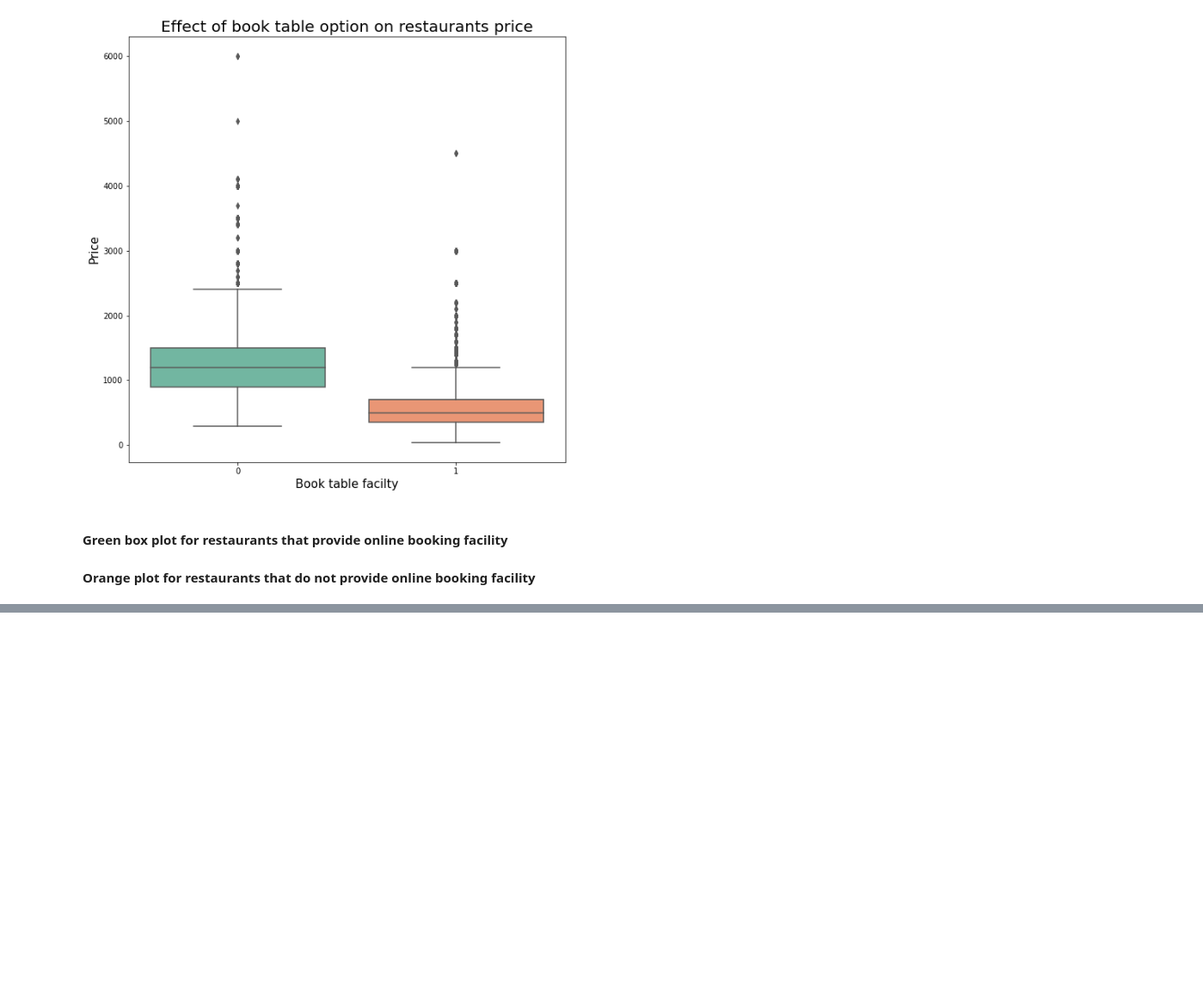
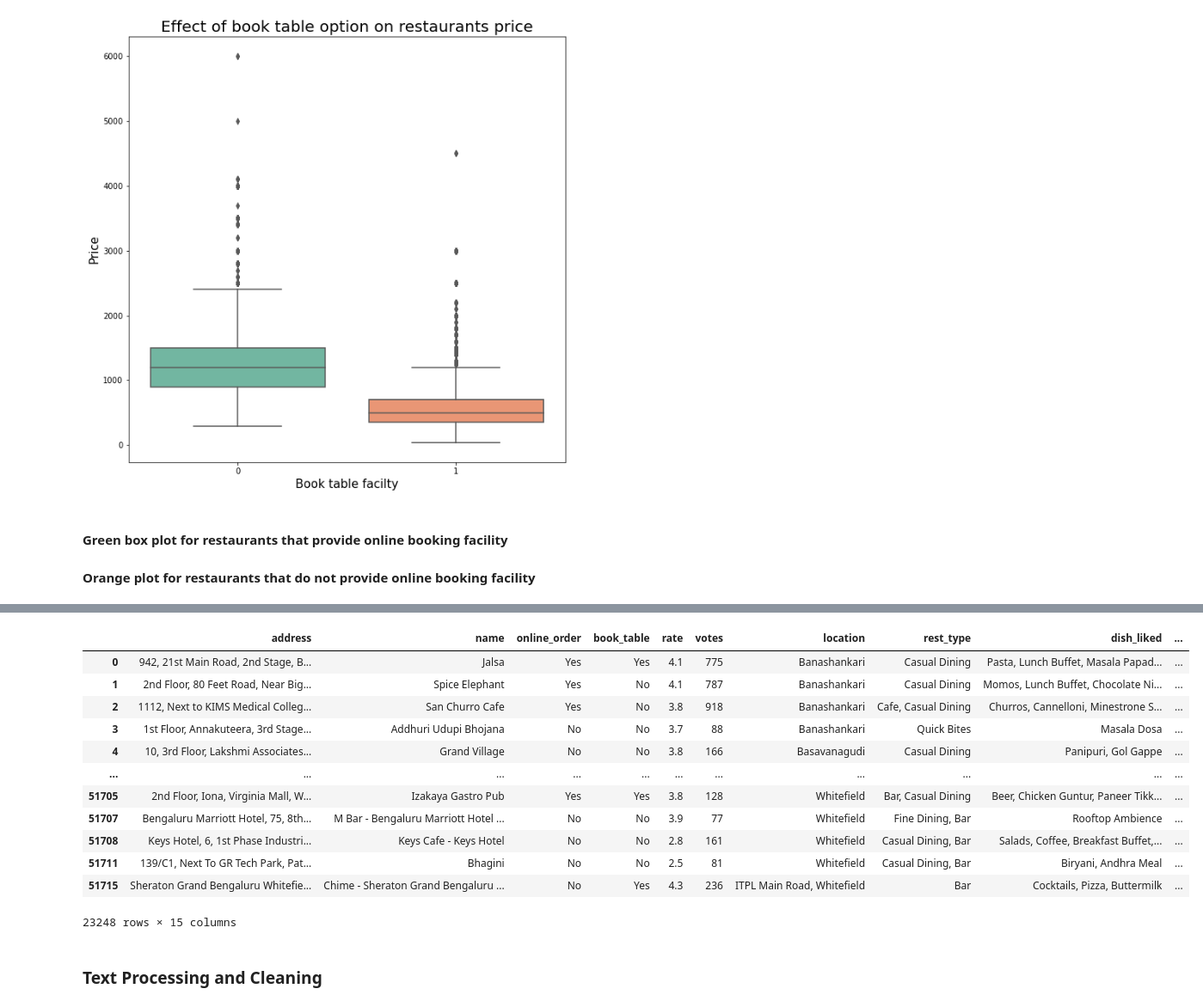
Before and after one commit to anushkajlr/DA-Zomato-EDA, a Jupyter notebook: Zomato EDA.ipynb, the cells around one changed output, grey strips where cells are left out. Shown at 86% size. Drawn from its saved outputs; the diff is of its cells as text; code cells hidden in the pictures; blank space fills up the shorter version.

```diff
--- a/Zomato EDA.ipynb
+++ b/Zomato EDA.ipynb
@@ -431,0 +493,17 @@ plt.show()
+# %%
+zomato_df=df_zomato
+zomato_df
+# %% [output]
+|  | address | name | online_order | book_table | rate | votes | location | rest_type | dish_liked | ... |
+| 0 | 942, 21st Main Road, 2nd Stage, B... | Jalsa | Yes | Yes | 4.1 | 775 | Banashankari | Casual Dining | Pasta, Lunch Buffet, Masala Papad... | ... |
+| 1 | 2nd Floor, 80 Feet Road, Near Big... | Spice Elephant | Yes | No | 4.1 | 787 | Banashankari | Casual Dining | Momos, Lunch Buffet, Chocolate Ni... | ... |
+| 2 | 1112, Next to KIMS Medical Colleg... | San Churro Cafe | Yes | No | 3.8 | 918 | Banashankari | Cafe, Casual Dining | Churros, Cannelloni, Minestrone S... | ... |
+| 3 | 1st Floor, Annakuteera, 3rd Stage... | Addhuri Udupi Bhojana | No | No | 3.7 | 88 | Banashankari | Quick Bites | Masala Dosa | ... |
+| 4 | 10, 3rd Floor, Lakshmi Associates... | Grand Village | No | No | 3.8 | 166 | Basavanagudi | Casual Dining | Panipuri, Gol Gappe | ... |
+| ... | ... | ... | ... | ... | ... | ... | ... | ... | ... | ... |
+| 51705 | 2nd Floor, Iona, Virginia Mall, W... | Izakaya Gastro Pub | Yes | Yes | 3.8 | 128 | Whitefield | Bar, Casual Dining | Beer, Chicken Guntur, Paneer Tikk... | ... |
+| 51707 | Bengaluru Marriott Hotel, 75, 8th... | M Bar - Bengaluru Marriott Hotel ... | No | No | 3.9 | 77 | Whitefield | Fine Dining, Bar | Rooftop Ambience | ... |
+| 51708 | Keys Hotel, 6, 1st Phase Industri... | Keys Cafe - Keys Hotel | No | No | 2.8 | 161 | Whitefield | Casual Dining, Bar | Salads, Coffee, Breakfast Buffet,... | ... |
+| 51711 | 139/C1, Next To GR Tech Park, Pat... | Bhagini | No | No | 2.5 | 81 | Whitefield | Casual Dining, Bar | Biryani, Andhra Meal | ... |
+| 51715 | Sheraton Grand Bengaluru Whitefie... | Chime - Sheraton Grand Bengaluru ... | No | Yes | 4.3 | 236 | ITPL Main Road, Whitefield | Bar | Cocktails, Pizza, Buttermilk | ... |
+23248 rows × 15 columns
@@ -431,0 +527,2 @@ plt.show()
+# %% [markdown]
+### Text Processing and Cleaning
```
Also changed, not shown: parts of 32 cells of this notebook, 1 other file.
